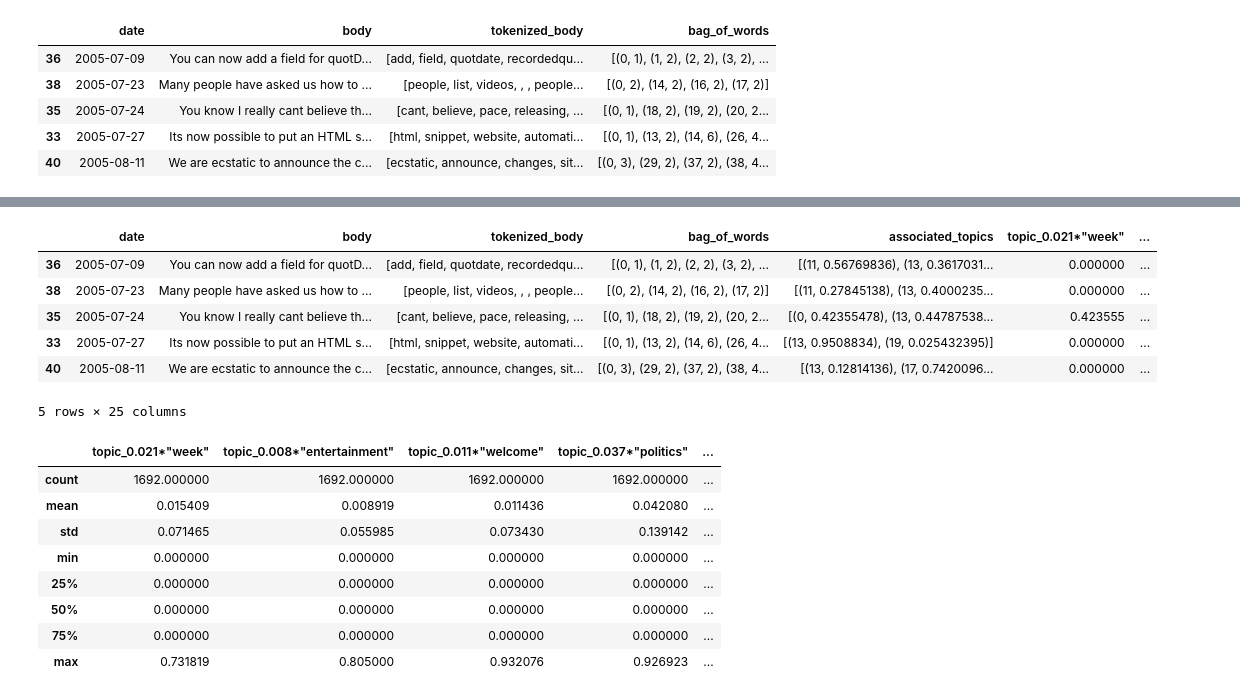
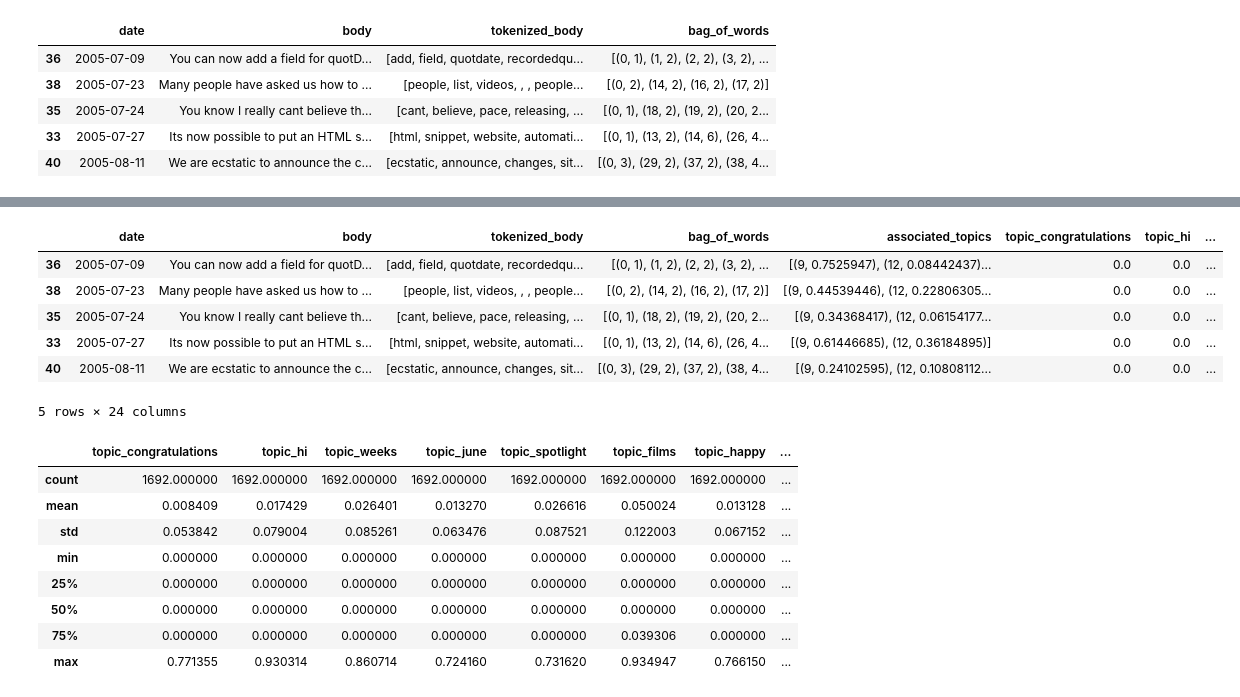
Before and after one commit to poozipotti/youtubeBlogTextMining, a Jupyter notebook: CSV_to_Topics.ipynb, the cells around one changed output, grey strips where cells are left out. Saved outputs shown, nothing was run; the diff lists cells and outputs as text; code cells hidden in the pictures.

```diff
--- a/CSV_to_Topics.ipynb
+++ b/CSV_to_Topics.ipynb
@@ -59,7 +60,7 @@ lda = models.ldamodel.LdaModel(corpus=corpus_tfidf, id2word=dictionary, num_topi
 #lsi.print_topics(200)
 #lda.print_topics(200)
 # %%
-topics = lda.print_topics()
-lda.print_topics()
+topics = lda.print_topics(number_of_lda_topics)
+lda.print_topics(number_of_lda_topics)
 # %% [output]
 [(0,
@@ -93,34 +93,34 @@ blog_df.head()
 # %%
 #this is only getting the first topic not the most relevant for testing but
 #it needs to be fixed
 #blog_df["main_topic"] =  lda.get_document_topics(blog_df["bag_of_words"]
 #i can't tell if this one liner is beautiful or disgusting
 #it basically just takes the list of associated topics and pivots it im sure pandas has a better way of doing it
 for x in range(number_of_lda_topics):
-    blog_df["topic_"+topics[x][1].split("+")[0]] = map(lambda listOfTopics : filter(lambda topic : topic[0]==x ,listOfTopics)[0][1] if len(filter(lambda topic : topic[0]==x ,listOfTopics)) == 1 else 0,blog_df["associated_topics"])
+    blog_df["topic_"+topics[x][1].split("+")[0].split("\"")[1]] = map(lambda listOfTopics : filter(lambda topic : topic[0]==x ,listOfTopics)[0][1] if len(filter(lambda topic : topic[0]==x ,listOfTopics)) == 1 else 0,blog_df["associated_topics"])
 
 
 blog_df.head()
 # %% [output]
-|  | date | body | tokenized_body | bag_of_words | associated_topics | topic_0.021*"week" | ... |
-| 36 | 2005-07-09 | You can now add a field for quotD... | [add, field, quotdate, recordedqu... | [(0, 1), (1, 2), (2, 2), (3, 2), ... | [(11, 0.56769836), (13, 0.3617031... | 0.000000 | ... |
-| 38 | 2005-07-23 | Many people have asked us how to ... | [people, list, videos, , , people... | [(0, 2), (14, 2), (16, 2), (17, 2)] | [(11, 0.27845138), (13, 0.4000235... | 0.000000 | ... |
-| 35 | 2005-07-24 | You know I really cant believe th... | [cant, believe, pace, releasing, ... | [(0, 1), (18, 2), (19, 2), (20, 2... | [(0, 0.42355478), (13, 0.44787538... | 0.423555 | ... |
-| 33 | 2005-07-27 | Its now possible to put an HTML s... | [html, snippet, website, automati... | [(0, 1), (13, 2), (14, 6), (26, 4... | [(13, 0.9508834), (19, 0.025432395)] | 0.000000 | ... |
-| 40 | 2005-08-11 | We are ecstatic to announce the c... | [ecstatic, announce, changes, sit... | [(0, 3), (29, 2), (37, 2), (38, 4... | [(13, 0.12814136), (17, 0.7420096... | 0.000000 | ... |
+|  | date | body | tokenized_body | bag_of_words | associated_topics | topic_congratulations | topic_hi | ... |
+| 36 | 2005-07-09 | You can now add a field for quotD... | [add, field, quotdate, recordedqu... | [(0, 1), (1, 2), (2, 2), (3, 2), ... | [(9, 0.7525947), (12, 0.08442437)... | 0.0 | 0.0 | ... |
+| 38 | 2005-07-23 | Many people have asked us how to ... | [people, list, videos, , , people... | [(0, 2), (14, 2), (16, 2), (17, 2)] | [(9, 0.44539446), (12, 0.22806305... | 0.0 | 0.0 | ... |
+| 35 | 2005-07-24 | You know I really cant believe th... | [cant, believe, pace, releasing, ... | [(0, 1), (18, 2), (19, 2), (20, 2... | [(9, 0.34368417), (12, 0.06154177... | 0.0 | 0.0 | ... |
+| 33 | 2005-07-27 | Its now possible to put an HTML s... | [html, snippet, website, automati... | [(0, 1), (13, 2), (14, 6), (26, 4... | [(9, 0.61446685), (12, 0.36184895)] | 0.0 | 0.0 | ... |
+| 40 | 2005-08-11 | We are ecstatic to announce the c... | [ecstatic, announce, changes, sit... | [(0, 3), (29, 2), (37, 2), (38, 4... | [(9, 0.24102595), (12, 0.10808112... | 0.0 | 0.0 | ... |
-5 rows × 25 columns
+5 rows × 24 columns
 # %%
 blog_df.describe()
 # %% [output]
-|  | topic_0.021*"week" | topic_0.008*"entertainment" | topic_0.011*"welcome" | topic_0.037*"politics" | ... |
-| count | 1692.000000 | 1692.000000 | 1692.000000 | 1692.000000 | ... |
-| mean | 0.015409 | 0.008919 | 0.011436 | 0.042080 | ... |
-| std | 0.071465 | 0.055985 | 0.073430 | 0.139142 | ... |
-| min | 0.000000 | 0.000000 | 0.000000 | 0.000000 | ... |
-| 25% | 0.000000 | 0.000000 | 0.000000 | 0.000000 | ... |
-| 50% | 0.000000 | 0.000000 | 0.000000 | 0.000000 | ... |
-| 75% | 0.000000 | 0.000000 | 0.000000 | 0.000000 | ... |
-| max | 0.731819 | 0.805000 | 0.932076 | 0.926923 | ... |
+|  | topic_congratulations | topic_hi | topic_weeks | topic_june | topic_spotlight | topic_films | topic_happy | ... |
+| count | 1692.000000 | 1692.000000 | 1692.000000 | 1692.000000 | 1692.000000 | 1692.000000 | 1692.000000 | ... |
+| mean | 0.008409 | 0.017429 | 0.026401 | 0.013270 | 0.026616 | 0.050024 | 0.013128 | ... |
+| std | 0.053842 | 0.079004 | 0.085261 | 0.063476 | 0.087521 | 0.122003 | 0.067152 | ... |
+| min | 0.000000 | 0.000000 | 0.000000 | 0.000000 | 0.000000 | 0.000000 | 0.000000 | ... |
+| 25% | 0.000000 | 0.000000 | 0.000000 | 0.000000 | 0.000000 | 0.000000 | 0.000000 | ... |
+| 50% | 0.000000 | 0.000000 | 0.000000 | 0.000000 | 0.000000 | 0.000000 | 0.000000 | ... |
+| 75% | 0.000000 | 0.000000 | 0.000000 | 0.000000 | 0.000000 | 0.039306 | 0.000000 | ... |
+| max | 0.771355 | 0.930314 | 0.860714 | 0.724160 | 0.731620 | 0.934947 | 0.766150 | ... |
 # %%
 blog_df.set_index('date')
 # %% [output]
```
Also changed, not shown: parts of 18 cells of this notebook, 5 other files.
